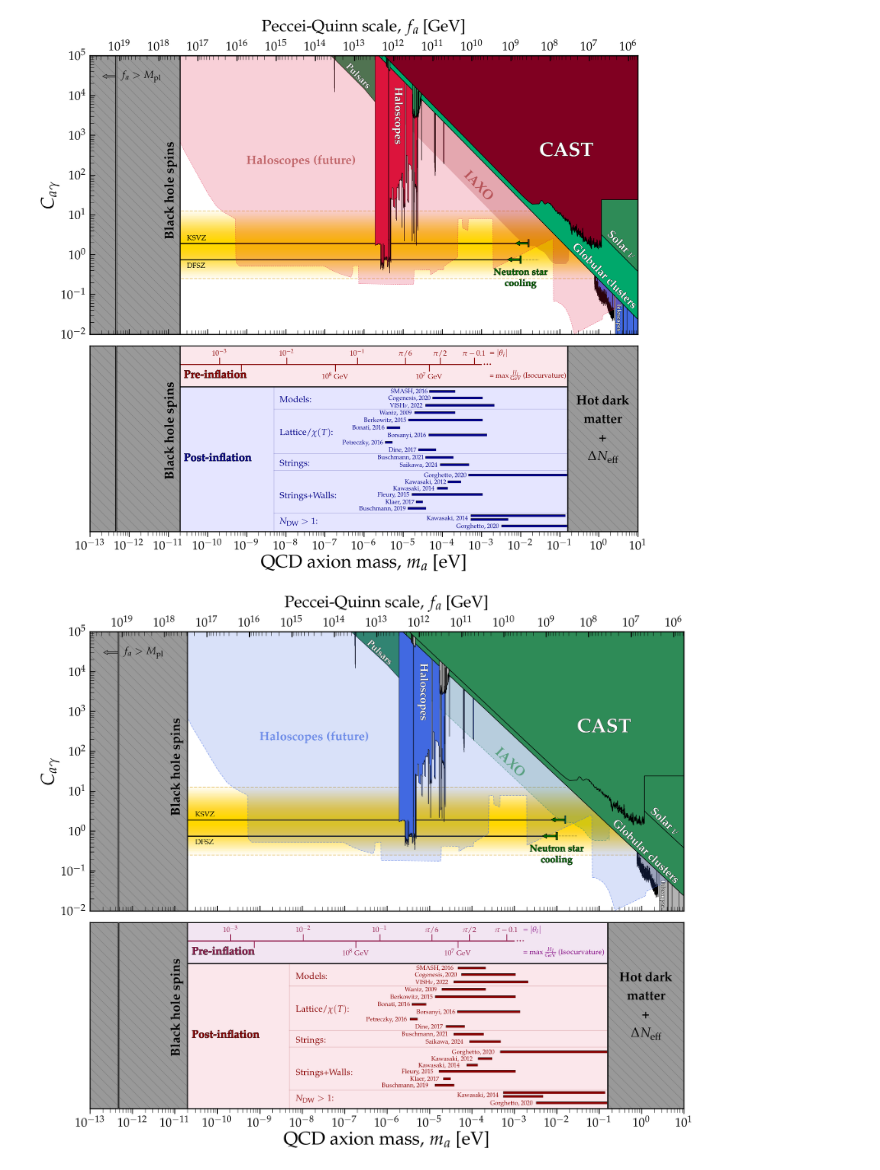
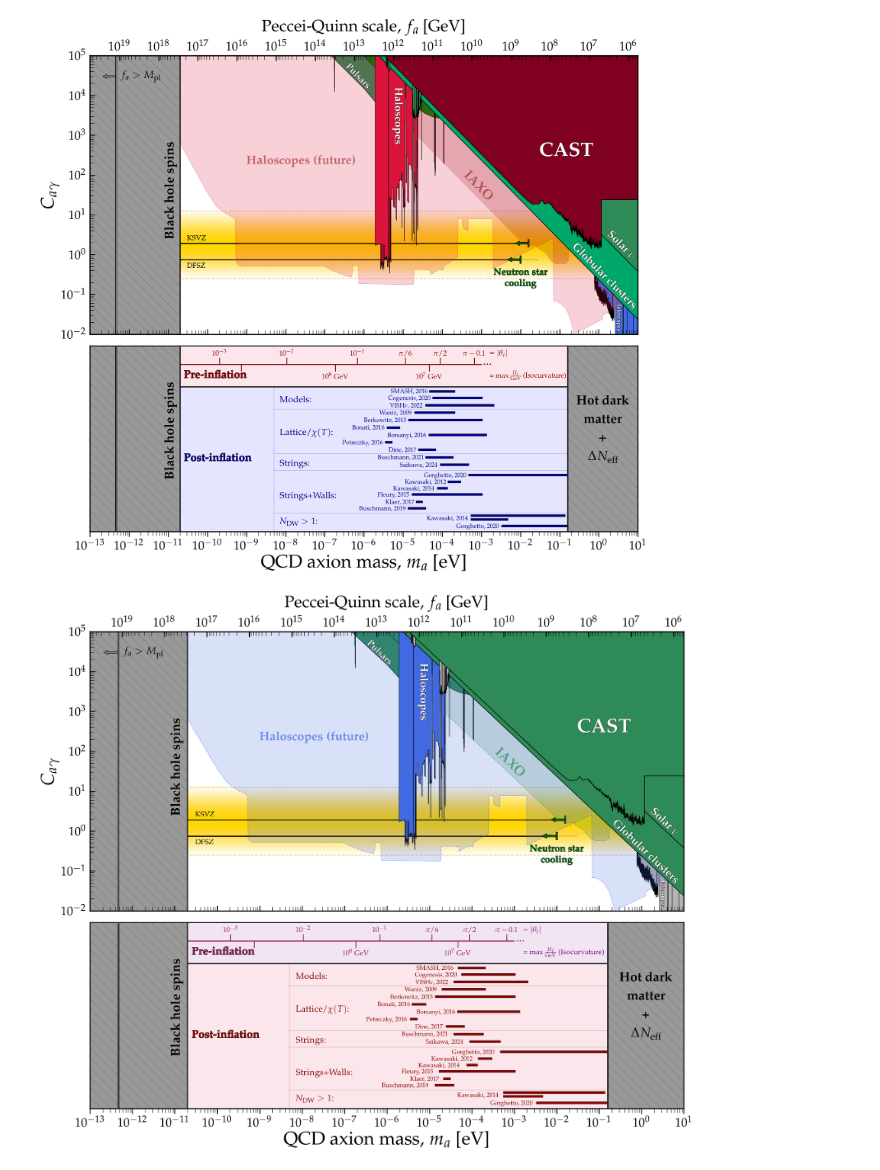
Before and after one commit to cajohare/AxionLimits, a Jupyter notebook: AxionMass.ipynb, the cells around one changed output. Drawn from its saved outputs; the diff is of its cells as text; code cells hidden in the pictures.

```diff
--- a/AxionMass.ipynb
+++ b/AxionMass.ipynb
@@ -78,9 +78,11 @@ PlotDimensionlessCoupling(ax1,"limit_data/AxionPhoton/JWST.txt",facecolor='royal
 PlotDimensionlessCoupling(ax1,"limit_data/AxionPhoton/Telescopes_VIMOS.txt",facecolor='royalblue',zorder=0,lw=1)
 PlotDimensionlessCoupling(ax1,"limit_data/AxionPhoton/Telescopes_MUSE.txt",facecolor='royalblue',zorder=0,lw=1)
 PlotDimensionlessCoupling(ax1,"limit_data/AxionPhoton/PulsarPolarCap.txt",facecolor='SeaGreen',zorder=-1,lw=1)
+PlotDimensionlessCoupling(ax1,"limit_data/AxionPhoton/SN1987A_gamma_ProgenitorBfield.txt",facecolor='green',zorder=-1,lw=1)
 PlotDimensionlessCoupling(ax1,"limit_data/AxionPhoton/OSQAR.txt",facecolor='#a83246',zorder=0.3,lw=1)
 PlotDimensionlessCoupling(ax1,"limit_data/AxionPhoton/NeutronStars_BreakthroughListen.txt",facecolor='SeaGreen',zorder=0.1,lw=1)
 PlotDimensionlessCoupling(ax1,"limit_data/AxionPhoton/NeutronStars_Battye2.txt",facecolor='SeaGreen',zorder=0.1,lw=1)
+
 
 
 PlotDimensionlessCoupling(ax1,"limit_data/AxionPhoton/Projections/HaloscopeProjections_Combined.txt",facecolor='crimson',zorder=0,alpha=0.2,lw=1,edgealpha=0.5,edgecolor='crimson',linestyle='--')
@@ -280,34 +282,34 @@ ax2.plot([mdiv,m_max],0.42*ones((2)),zorder=-1000,color='darkblue',alpha=0.2)
 # Strings
 PlotTheoryMass(ax2,'Buschmann21',0.4,color=col3,text_pos=[2.2e-6,0.4-ycorr],label="Buschmann, 2021")
 PlotTheoryMass(ax2,'Saikawa24',0.36,color=col3,text_pos=[8.2e-6,0.36-ycorr],label="Saikawa, 2024")
 
 # PlotTheoryMass(ax2,'Gorghetto20',0.4,color=col3,text_pos=[3.4e-5,0.4-ycorr],label="Gorghetto, 2020")
 # PlotTheoryMass(ax2,'Buschmann21',0.36,color=col3,text_pos=[2.2e-6,0.36-ycorr],label="Buschmann, 2021")
 # PlotTheoryMass(ax2,'Saikawa24',0.32,color=col3,text_pos=[8.2e-6,0.32-ycorr],label="Saikawa, 2024")
 
 ax2.plot([mdiv,m_max],0.329*ones((2)),zorder=-1000,color='darkblue',alpha=0.2)
 
 # Strings+Walls
 PlotTheoryMass(ax2,'Gorghetto20',0.305,color=col3,text_pos=[3.4e-5,0.305-ycorr],label="Gorghetto, 2020")
 PlotTheoryMass(ax2,'Kawasaki12',0.267,color=col4,text_pos=[1.1e-5,0.267-ycorr],label="Kawasaki, 2012")
 PlotTheoryMass(ax2,'Kawasaki14',0.233,color=col4,text_pos=[0.55e-5,0.233-ycorr],label="Kawasaki, 2014")
 PlotTheoryMass(ax2,'Fleury15',0.20,color=col4,text_pos=[0.22e-5,0.20-ycorr],label="Fleury, 2015")
 PlotTheoryMass(ax2,'Klaer17',0.16,color=col4,text_pos=[0.35e-5,0.16-ycorr],label="Klaer, 2017")
 PlotTheoryMass(ax2,'Buschmann20',0.125,color=col4,text_pos=[0.075e-5,0.125-ycorr],label="Buschmann, 2019")
 
 ax2.plot([mdiv,m_max],0.10*ones((2)),zorder=-1000,color='darkblue',alpha=0.2)
 
 PlotTheoryMass(ax2,'SaikawaDW_6_9',0.085,color=col5,text_pos=[4e-5,0.073-ycorr],label="Kawasaki, 2014")
 PlotTheoryMass(ax2,'SaikawaDW_6_10',0.065,color=col5,text_pos=[12e-4,0.08])#,label=r"Saikawa")
 PlotTheoryMass(ax2,'GorghettoDW_6',0.03,color=col5,text_pos=[23e-5,0.03-ycorr],label="Gorghetto, 2020",zorder=-1)
 
 
 
 ax2.text(0.8e-11,0.3,r'{\bf Black hole spins}',fontsize=32,rotation=90)
 
 MySaveFig(fig,'AxionMass')
 # %% [output]
-[figure, old version]
+[figure, new version]
 # %%
 Astro = 'seagreen'
 AstroDM = [0.7,0.7,0.7]
@@ -353,6 +355,7 @@ PlotDimensionlessCoupling(ax1,"limit_data/AxionPhoton/JWST.txt",facecolor=AstroD
 PlotDimensionlessCoupling(ax1,"limit_data/AxionPhoton/Telescopes_VIMOS.txt",facecolor=AstroDM,zorder=0,lw=1)
 PlotDimensionlessCoupling(ax1,"limit_data/AxionPhoton/Telescopes_MUSE.txt",facecolor=AstroDM,zorder=0,lw=1)
 PlotDimensionlessCoupling(ax1,"limit_data/AxionPhoton/PulsarPolarCap.txt",facecolor=Astro,zorder=-1,lw=1)
+PlotDimensionlessCoupling(ax1,"limit_data/AxionPhoton/SN1987A_gamma_ProgenitorBfield.txt",facecolor=Astro,zorder=-1,lw=1)
 PlotDimensionlessCoupling(ax1,"limit_data/AxionPhoton/OSQAR.txt",facecolor=ExperimentLab,zorder=0.3,lw=1)
 PlotDimensionlessCoupling(ax1,"limit_data/AxionPhoton/NeutronStars_BreakthroughListen.txt",facecolor=AstroDM,zorder=0.1,lw=1)
 PlotDimensionlessCoupling(ax1,"limit_data/AxionPhoton/NeutronStars_Battye2.txt",facecolor=AstroDM,zorder=0.1,lw=1)
@@ -580,4 +583,4 @@ ax2.text(0.8e-11,0.3,r'{\bf Black hole spins}',fontsize=32,rotation=90)
 
 MySaveFig(fig,'AxionMass_AltColours')
 # %% [output]
-[figure, old version]
+[figure, new version]
```
Also changed, not shown: 28 other files.
